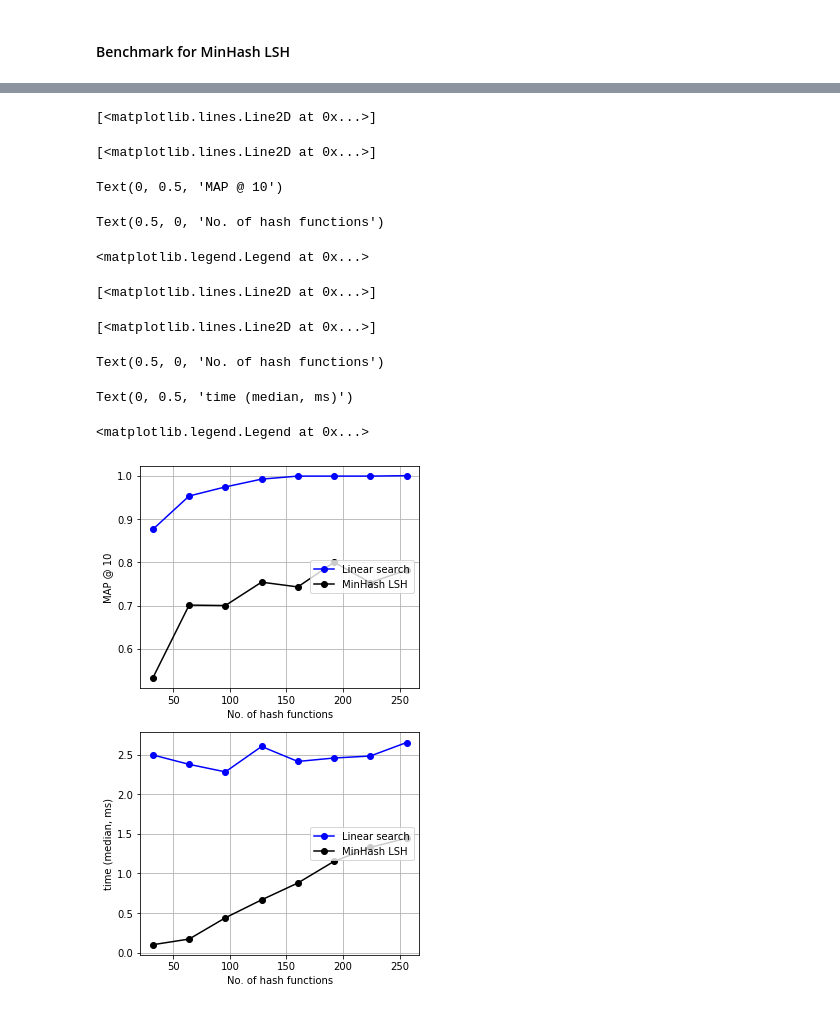
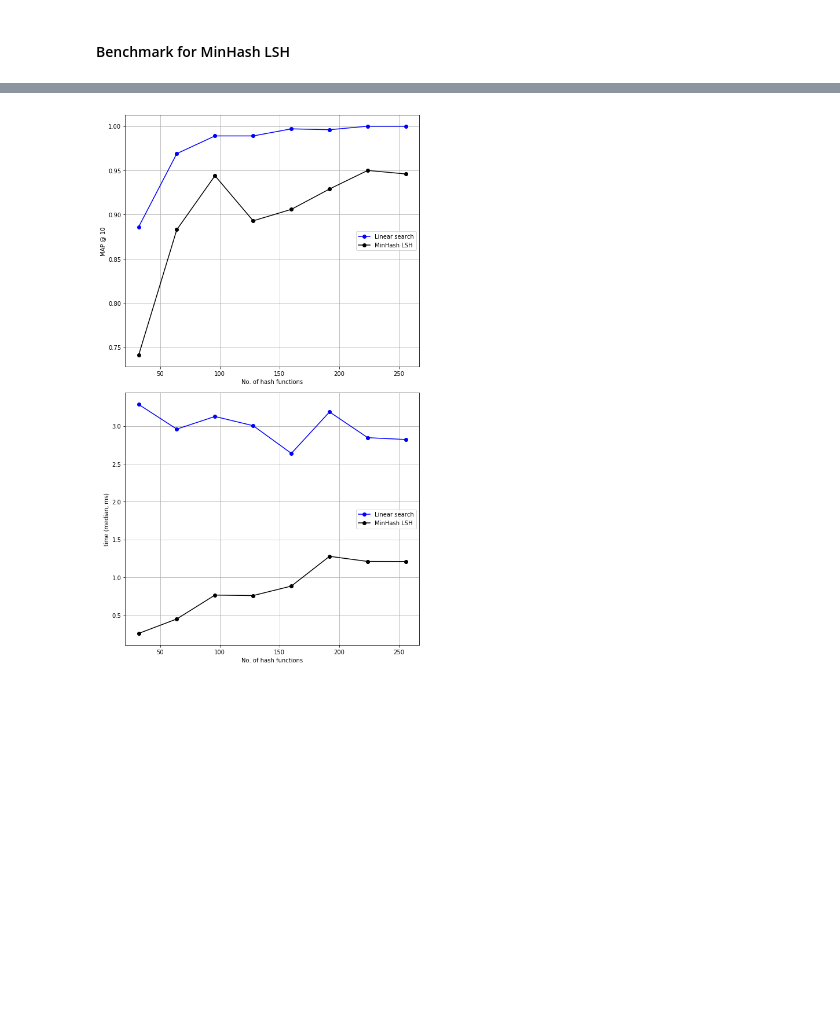
Before and after one commit to KarimLulu/LSH-kNN, a Jupyter notebook: notebooks/klulu-minlsh.ipynb, the cells around one changed output, grey strips where cells are left out. Cells and saved outputs as stored; diff of their text form; code cells hidden in the pictures; blank space fills up the shorter version.

Commit message:
add plot

```diff
--- a/notebooks/klulu-minlsh.ipynb
+++ b/notebooks/klulu-minlsh.ipynb
@@ -143,7 +144,7 @@ def get_twitter_data(num_perms, subset):
 
 def benchmark_lshforest(num_perm, l, k, index_data, query_data):
     print("Building LSH Forest index")
-    forest = MinHashLSHForest(num_perm, l)#(num_permutations=num_perm, params=(l, num_perm // l))
+    forest = MinHashLSH(num_permutations=num_perm, threshold=0.45)
     for key, minhash in zip(index_data.keys, index_data.minhashes[num_perm]):
         forest.add(key, minhash)
     forest.index()
@@ -377,44 +372,35 @@ ground_truth_results = [[x[0] for x in r] for r in benchmark["ground_truth_resul
 k = 10
 lsh_maps = []
 for results in benchmark["lsh_results"]:
     query_results = [[x[0] for x in r] for r in results]
     lsh_maps.append(mapk(ground_truth_results, query_results, k))
 linearscan_maps = []
 for results in benchmark["linearscan_results"]:
     query_results = [[x[0] for x in r] for r in results]
     linearscan_maps.append(mapk(ground_truth_results, query_results, k))
 
-lsh_times = np.array([np.percentile(ts, 50)
+lsh_times = np.array([np.percentile(ts, 75)
     for ts in lsh_times])*1000
-linearscan_times = np.array([np.percentile(ts, 50)
+linearscan_times = np.array([np.percentile(ts, 75)
     for ts in linearscan_times])*1000
 
-fig, axes = plt.subplots(2, 1, figsize=(5, 4.5*2), sharex=False)
+fig, axes = plt.subplots(2, 1, figsize=(8, 4.5*3), sharex=False)
 # Plot query average MAP vs. num perm
 axes[0].plot(num_perms, linearscan_maps, marker="o", label="Linear search", color="b")
 axes[0].plot(num_perms, lsh_maps, marker="o", label="MinHash LSH", color="k")
 axes[0].set_ylabel("MAP @ %d" % k)
 axes[0].set_xlabel("No. of hash functions")
 axes[0].grid()
 axes[0].legend(loc="center right")
 # Plot query time vs. num perm
 axes[1].plot(num_perms, linearscan_times, marker="o", label="Linear search", color="b")
 axes[1].plot(num_perms, lsh_times, marker="o", label="MinHash LSH", color="k")
 axes[1].set_xlabel("No. of hash functions")
 axes[1].set_ylabel("time (median, ms)")
 axes[1].grid()
+fig.tight_layout()
 axes[1].legend(loc="center right")
 fig.savefig("lshforest_benchmark.png", pad_inches=0.05, bbox_inches="tight")
 plt.show()
 # %% [output]
-[<matplotlib.lines.Line2D at 0x...>]
-[<matplotlib.lines.Line2D at 0x...>]
-Text(0, 0.5, 'MAP @ 10')
-Text(0.5, 0, 'No. of hash functions')
-<matplotlib.legend.Legend at 0x...>
-[<matplotlib.lines.Line2D at 0x...>]
-[<matplotlib.lines.Line2D at 0x...>]
-Text(0.5, 0, 'No. of hash functions')
-Text(0, 0.5, 'time (median, ms)')
-<matplotlib.legend.Legend at 0x...>
-[figure, old version]
+[figure, new version]
```
Also changed, not shown: parts of 4 cells of this notebook, 1 other file.
